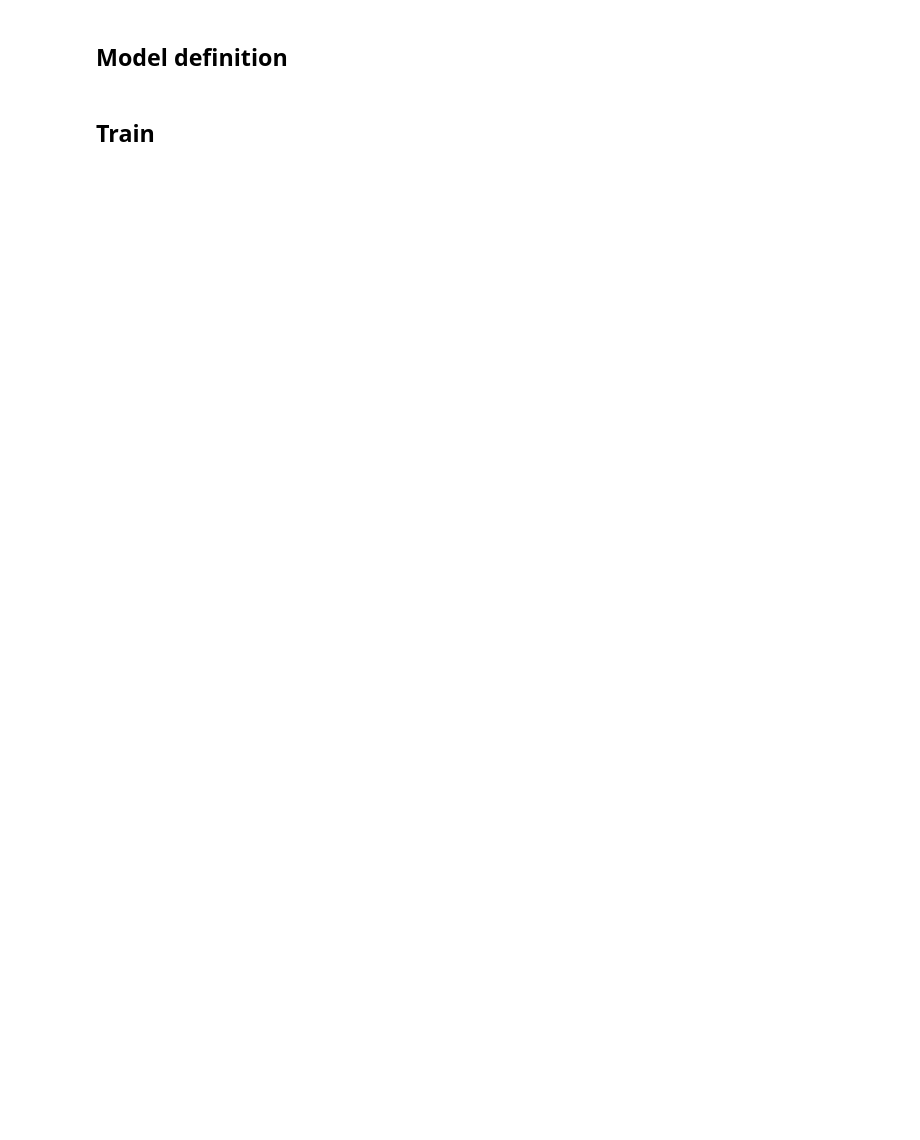
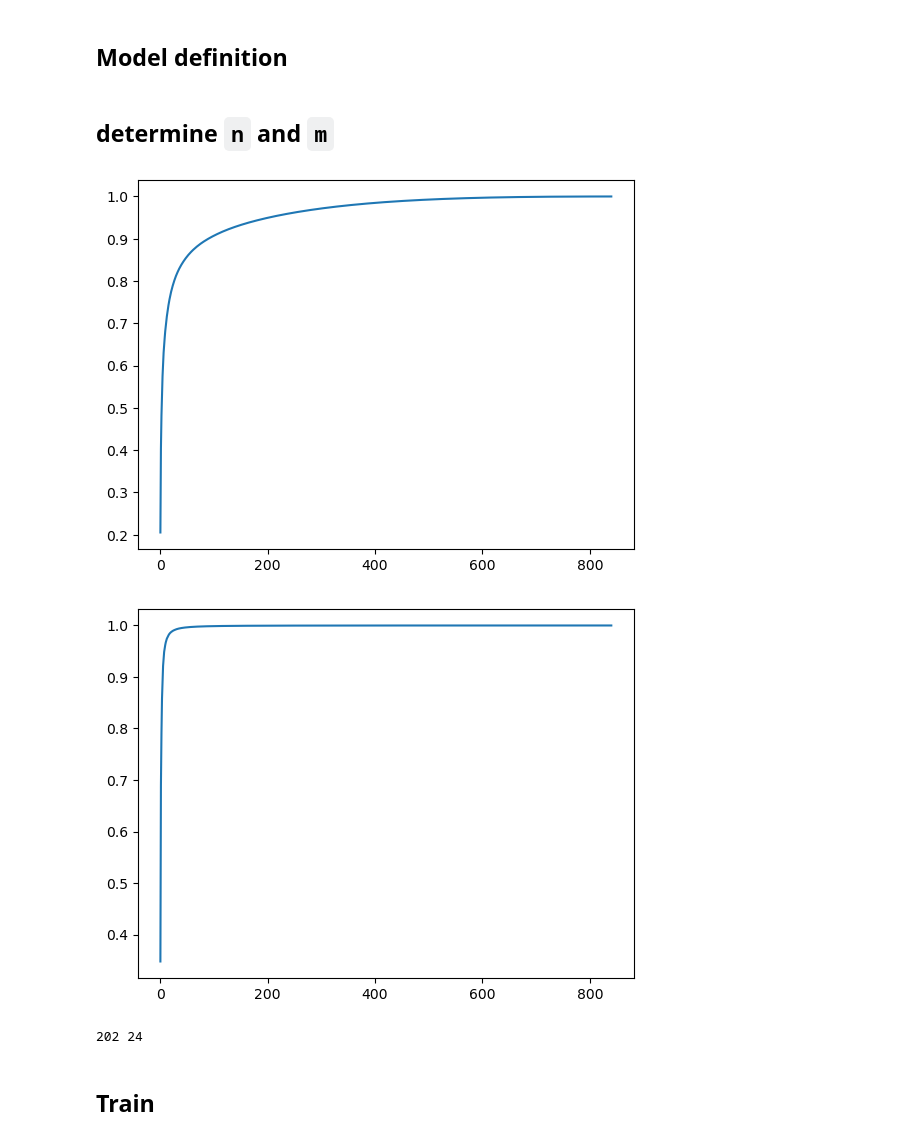
Before and after one commit to tomcjackc/Probabilistic-Operator-Learning-for-Climate-Model-Parameterisation, a Jupyter notebook: notebooks/final_darcy.ipynb, the cells around one changed output. Cells and saved outputs as stored; diff of their text form; code cells hidden in the pictures; blank space fills up the shorter version.

```diff
--- a/notebooks/final_darcy.ipynb
+++ b/notebooks/final_darcy.ipynb
@@ -231,6 +232,32 @@ class full_model():
             return y_pred[:, 0, :], test_samples
         else:
             return y_pred[:, 0, :]
+# %% [markdown]
+## determine `n` and `m`
+# %%
+# determine n
+x_pca = PCA(n_components=x_train.shape[-1])
+x_train_pca = x_pca.fit_transform(x_train)
+
+plt.plot(np.cumsum(x_pca.explained_variance_ratio_))
+plt.show()
+
+n = np.where(np.cumsum(x_pca.explained_variance_ratio_) > 0.95)[0][0]
+
+# determine m
+y_pca = PCA(n_components=y_train.shape[-1])
+y_train_pca = y_pca.fit_transform(y_train)
+
+plt.plot(np.cumsum(y_pca.explained_variance_ratio_))
+plt.show()
+
+m = np.where(np.cumsum(y_pca.explained_variance_ratio_) > 0.99)[0][0]
+
+print(n, m)
+# %% [output]
+[figure, added]
+[figure, added]
+202 24
 # %% [markdown]
 ## Train
 # %%
```
Also changed, not shown: parts of 11 cells of this notebook, 6 other files.
